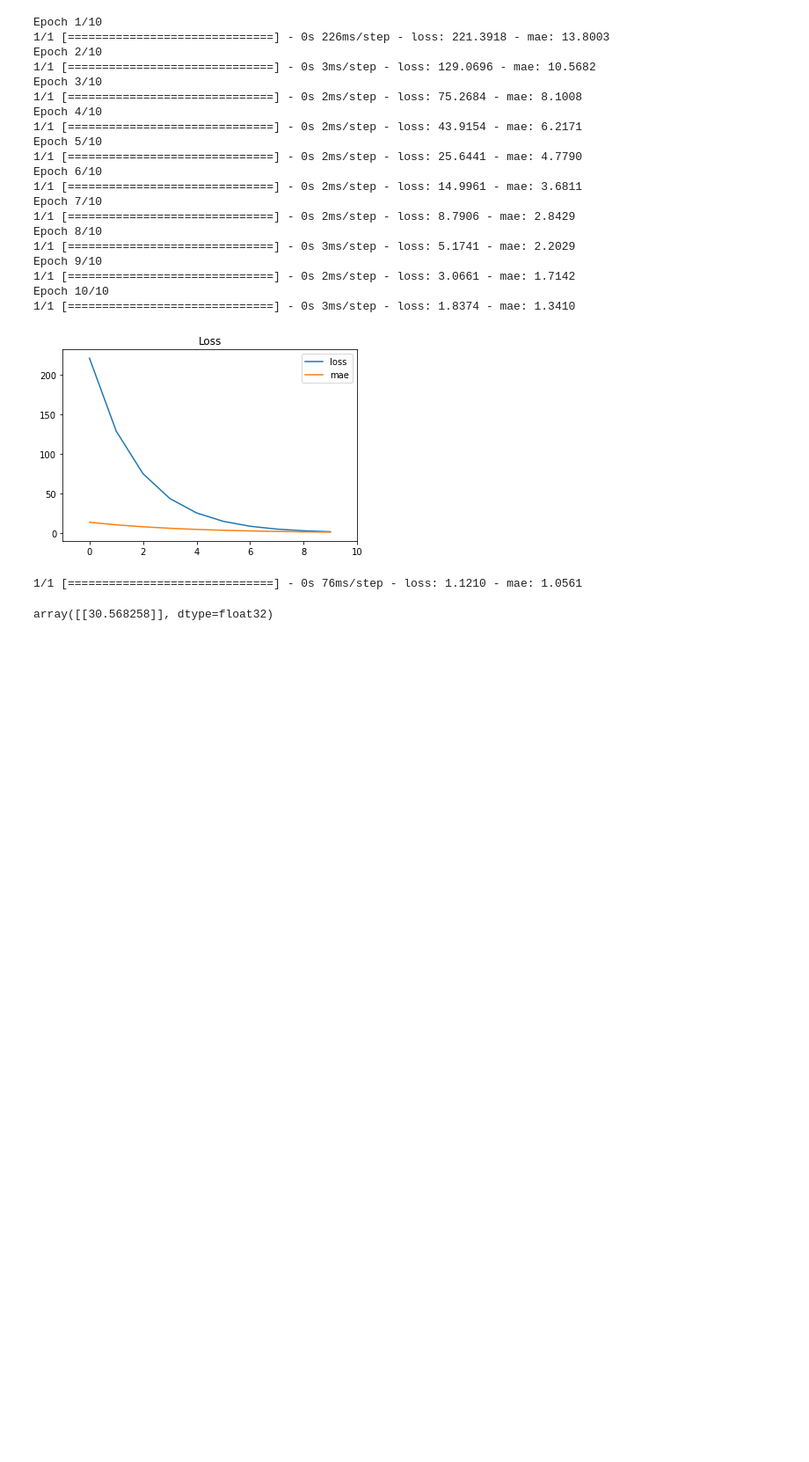
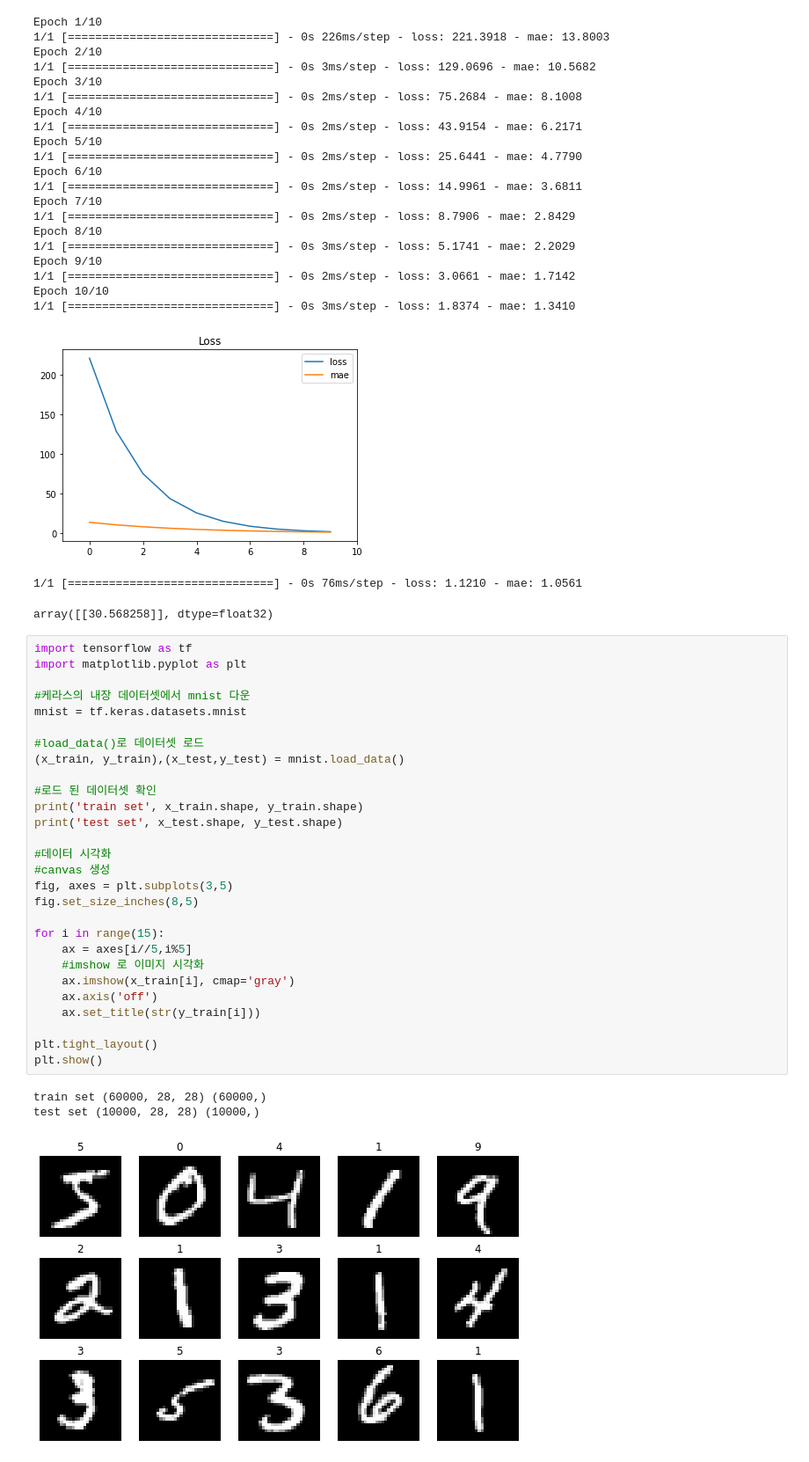
Before and after one commit to limit9895/Study, a Jupyter notebook: Tensorflow_study.ipynb, the cells around one changed output. Shown at 88% size. Saved outputs shown, nothing was run; the diff lists cells and outputs as text; blank space fills up the shorter version.

```diff
--- a/Tensorflow_study.ipynb
+++ b/Tensorflow_study.ipynb
@@ -649,3 +649,35 @@ Epoch 10/10
 [figure]
 1/1 [==============================] - 0s 76ms/step - loss: 1.1210 - mae: 1.0561
 array([[30.568258]], dtype=float32)
+# %%
+import tensorflow as tf
+import matplotlib.pyplot as plt
+
+#케라스의 내장 데이터셋에서 mnist 다운
+mnist = tf.keras.datasets.mnist
+
+#load_data()로 데이터셋 로드
+(x_train, y_train),(x_test,y_test) = mnist.load_data()
+
+#로드 된 데이터셋 확인
+print('train set', x_train.shape, y_train.shape)
+print('test set', x_test.shape, y_test.shape)
+
+#데이터 시각화
+#canvas 생성
+fig, axes = plt.subplots(3,5)
+fig.set_size_inches(8,5)
+
+for i in range(15):
+    ax = axes[i//5,i%5]
+    #imshow 로 이미지 시각화
+    ax.imshow(x_train[i], cmap='gray')
+    ax.axis('off')
+    ax.set_title(str(y_train[i]))
+
+plt.tight_layout()
+plt.show()
+# %% [output]
+train set (60000, 28, 28) (60000,)
+test set (10000, 28, 28) (10000,)
+[figure, added]
```
Also changed, not shown: parts of 10 cells of this notebook.
